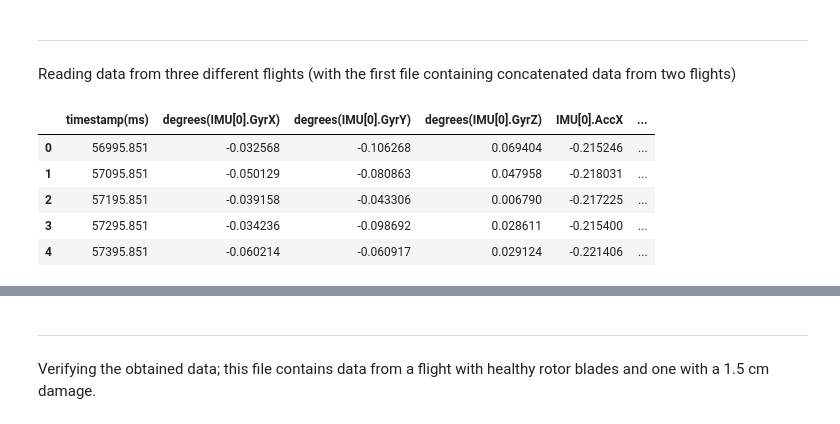
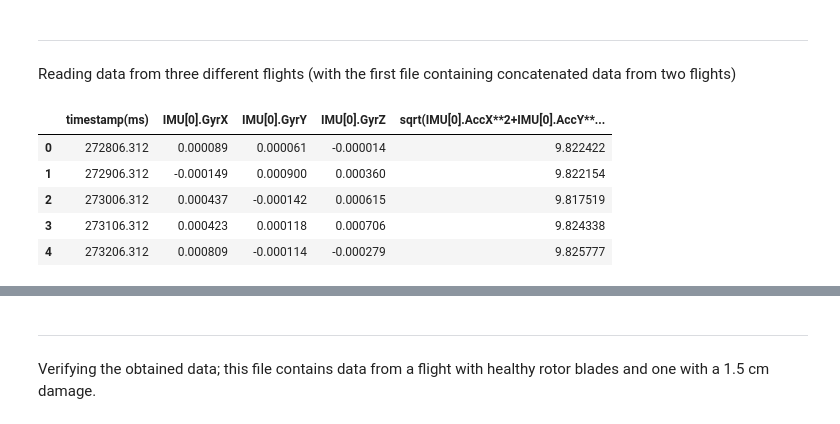
Before and after one commit to AiR-ISZ-Gr1/drones_prediction, a Jupyter notebook: preprocessing.ipynb, the cells around one changed output, grey strips where cells are left out. Drawn from its saved outputs; the diff is of its cells as text; code cells hidden in the pictures.

```diff
--- a/preprocessing.ipynb
+++ b/preprocessing.ipynb
@@ -31,12 +13,17 @@ Reading data from three different flights (with the first file containing concat
 # %%
 data_15 = pd.read_csv('data/gyro_acc_lot_03_15.csv')
 data_35 = pd.read_csv('data/gryo_acc_lot_10_35.csv')
+# %%
+data_good_1 = pd.read_csv('data_new/lot_1_all_good.csv')
+data_good_2 = pd.read_csv('data_new/lot_2_all_good.csv')
+data_bad_1 = pd.read_csv('data_new/lot_3_not_good.csv')
+data_bad_2 = pd.read_csv('data_new/lot_4_not_good.csv')
 # %%
-data_15.head()
+data_good_1.head()
 # %% [output]
-|  | timestamp(ms) | degrees(IMU[0].GyrX) | degrees(IMU[0].GyrY) | degrees(IMU[0].GyrZ) | IMU[0].AccX | ... |
-| 0 | 56995.851 | -0.032568 | -0.106268 | 0.069404 | -0.215246 | ... |
-| 1 | 57095.851 | -0.050129 | -0.080863 | 0.047958 | -0.218031 | ... |
-| 2 | 57195.851 | -0.039158 | -0.043306 | 0.006790 | -0.217225 | ... |
-| 3 | 57295.851 | -0.034236 | -0.098692 | 0.028611 | -0.215400 | ... |
-| 4 | 57395.851 | -0.060214 | -0.060917 | 0.029124 | -0.221406 | ... |
+|  | timestamp(ms) | IMU[0].GyrX | IMU[0].GyrY | IMU[0].GyrZ | sqrt(IMU[0].AccX**2+IMU[0].AccY**... |
+| 0 | 272806.312 | 0.000089 | 0.000061 | -0.000014 | 9.822422 |
+| 1 | 272906.312 | -0.000149 | 0.000900 | 0.000360 | 9.822154 |
+| 2 | 273006.312 | 0.000437 | -0.000142 | 0.000615 | 9.817519 |
+| 3 | 273106.312 | 0.000423 | 0.000118 | 0.000706 | 9.824338 |
+| 4 | 273206.312 | 0.000809 | -0.000114 | -0.000279 | 9.825777 |
```
Also changed, not shown: parts of 9 cells of this notebook, 43 other files.
